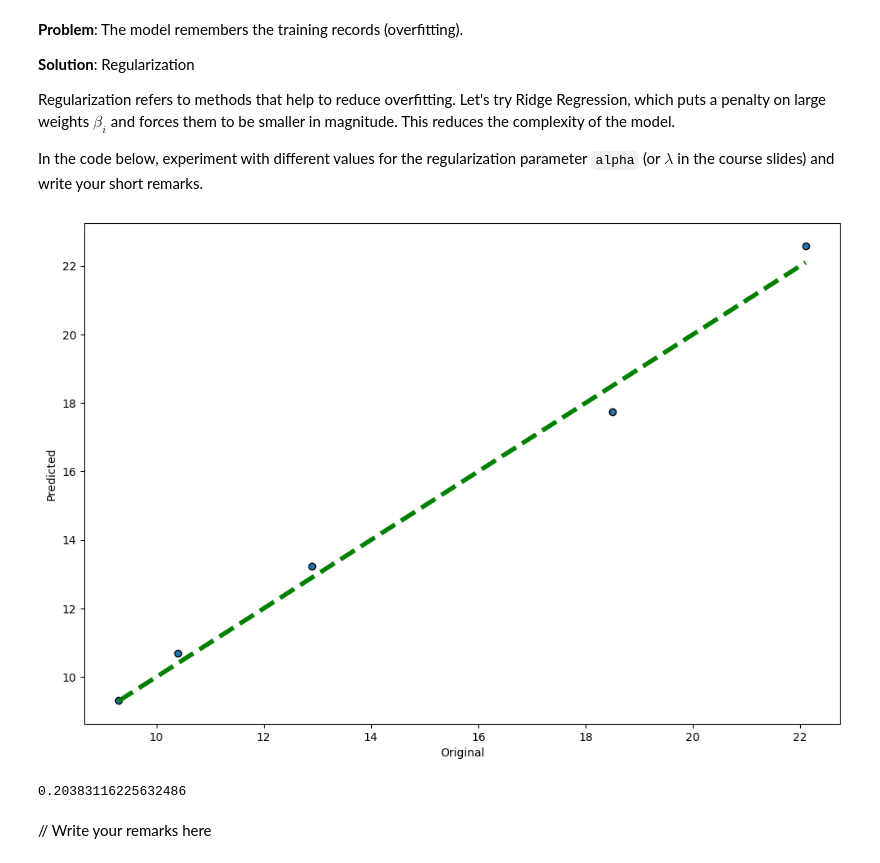
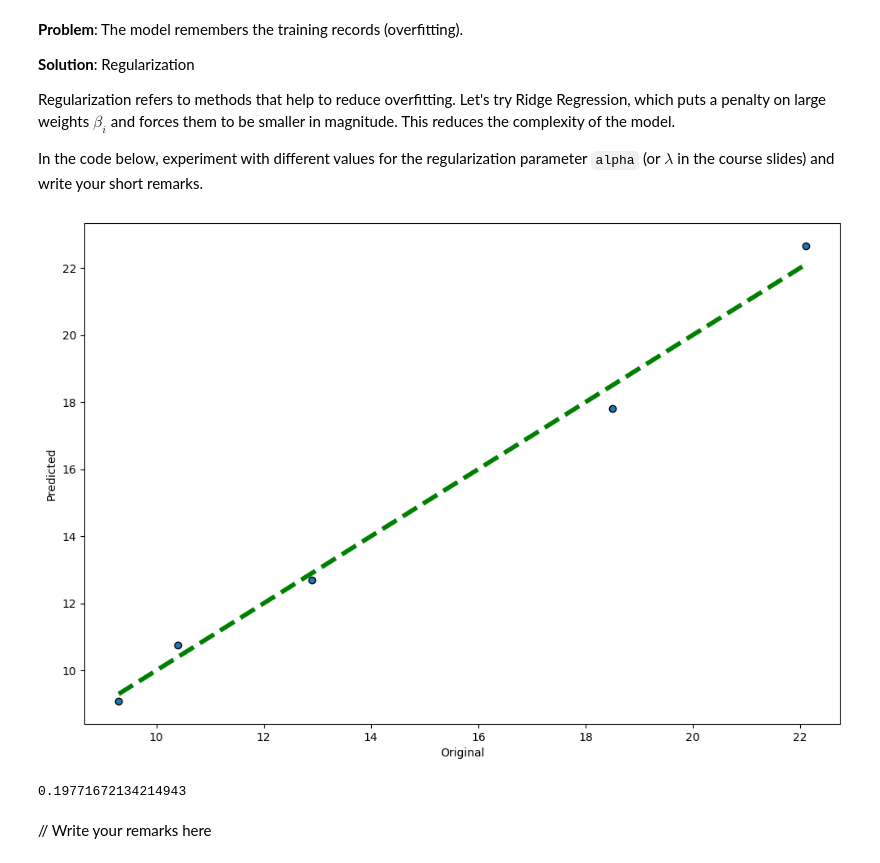
Before and after one commit to Jvviragine/data_analysis_um_course, a Jupyter notebook: bootcamps/bootcamp3/Niki_Regression_analysis.ipynb, the cells around one changed output. Saved outputs shown, nothing was run; the diff lists cells and outputs as text; code cells hidden in the pictures.

```diff
--- a/bootcamps/bootcamp3/Niki_Regression_analysis.ipynb
+++ b/bootcamps/bootcamp3/Niki_Regression_analysis.ipynb
@@ -581,24 +693,24 @@ Regularization refers to methods that help to reduce overfitting. Let's try Ridg
 In the code below, experiment with different values for the regularization parameter `alpha` (or $\lambda$ in the course slides) and write your short remarks.
 # %%
 #change the value of alpha
-ridge = Ridge(alpha=..., fit_intercept=False)
+ridge = Ridge(alpha=0.1, fit_intercept=False)
 
 # cross_val_predict returns an array of the same size as `y` where each entry
 # is a prediction obtained by cross validation:
 predicted_r = cross_val_predict(ridge, X, y, cv=5)
 
 fig, ax = plt.subplots(figsize=(12, 8))
 ax.scatter(y, predicted_r, edgecolors=(0, 0, 0))
 ax.plot([min(y), max(y)], [min(y), max(y)], 'g--', lw=4)
 ax.set_xlabel('Original')
 ax.set_ylabel('Predicted')
 plt.show()
 # %% [output]
-[figure, old version]
+[figure, new version]
 # %%
 mean_squared_error(y, predicted_r)
 # %% [output]
-0.20383116225632486
+0.19771672134214943
 # %% [markdown]
 // Write your remarks here
 # %% [markdown]
```
Also changed, not shown: parts of 30 cells of this notebook.
